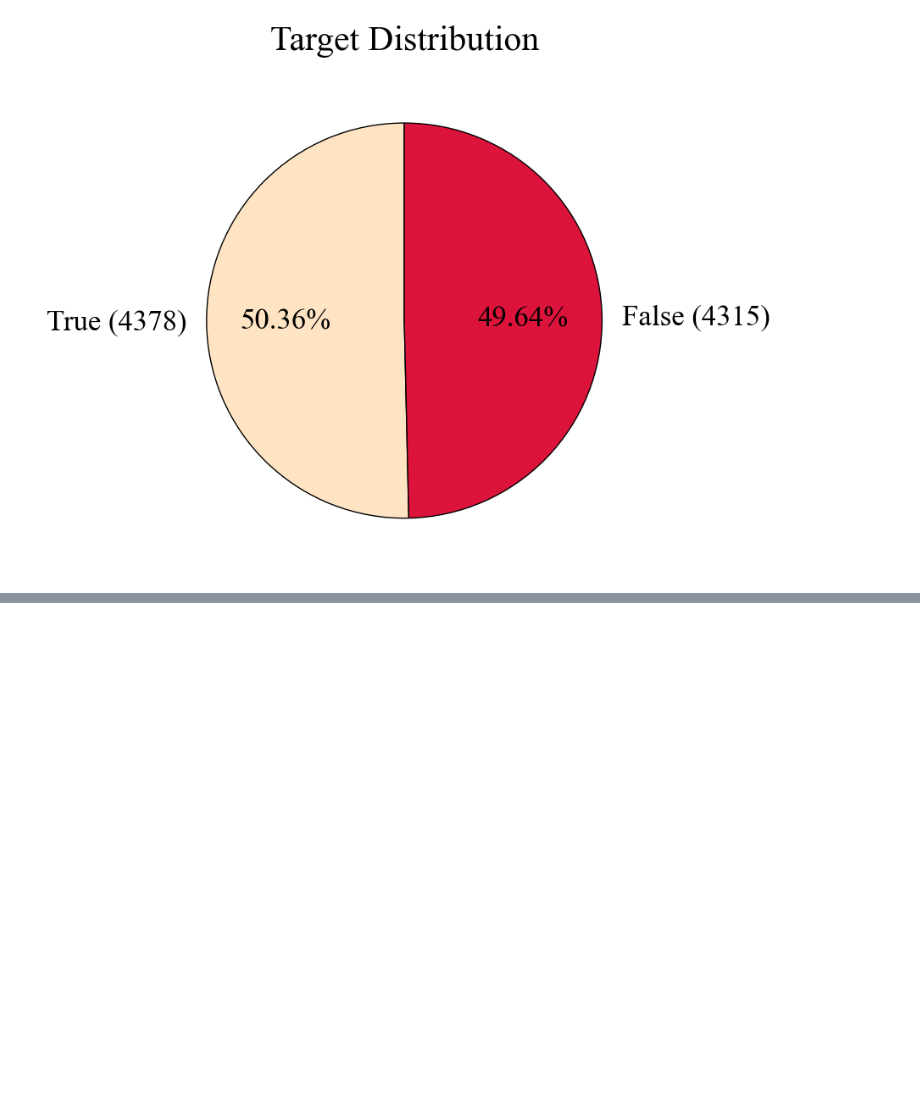
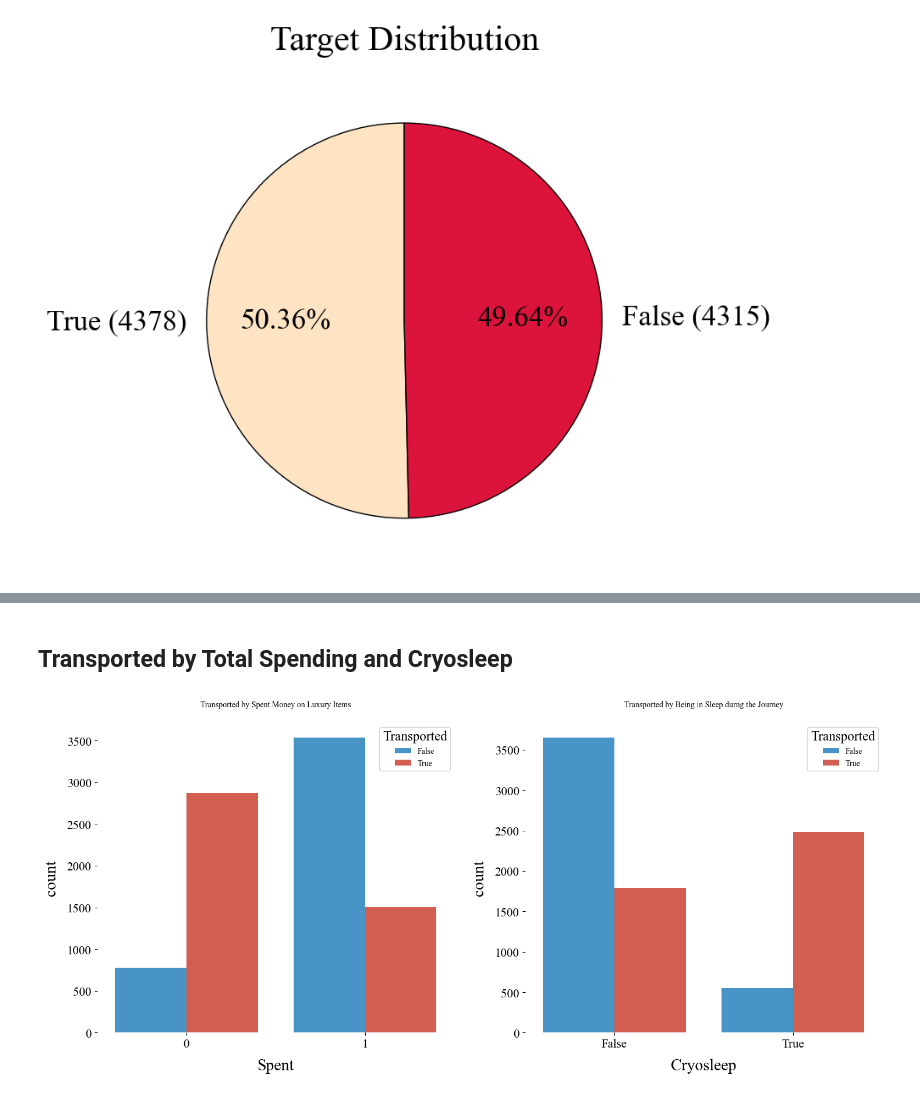
Before and after one commit to KevinNourian/Titanic, a Jupyter notebook: Notebooks/Titanic 2.0.0.ipynb, the cells around one changed output, grey strips where cells are left out. Saved outputs shown, nothing was run; the diff lists cells and outputs as text; code cells hidden in the pictures; blank space fills up the shorter version.

```diff
--- a/Notebooks/Titanic 2.0.0.ipynb
+++ b/Notebooks/Titanic 2.0.0.ipynb
@@ -184,0 +199,36 @@ plt.show()
+# %% [markdown]
+## **Transported by Total Spending and Cryosleep**
+# %%
+
+fig, ax = plt.subplots(1, 2, figsize=(15, 7))  # Two plots side by side
+
+
+sns.countplot(
+    ax=ax[0],
+    x="Spent",
+    hue="Transported",
+    data=train,
+    palette=[color_1, color_2]
+)
+ax[0].set_xlabel("Spent")
+ax[0].set_title("Transported by Spent Money on Luxury Items", fontsize=size)
+ax[0].legend(title='Transported', title_fontsize='small', loc='upper right', fontsize = 10)
+
+
+sns.countplot(
+    ax=ax[1],
+    x="CryoSleep",
+    hue="Transported",
+    data=train,
+    palette=[color_1, color_2]
+)
+
+ax[1].set_xlabel("Cryosleep")
+ax[1].set_title("Transported by Being in Sleep durng the Journey", fontsize=size)
+ax[1].legend(title='Transported', title_fontsize='small', loc='upper right', fontsize = 10)
+
+plt.tight_layout()
+
+plt.show()
+# %% [output]
+[figure, added]
```
Also changed, not shown: parts of 6 cells of this notebook, 1 other file.
